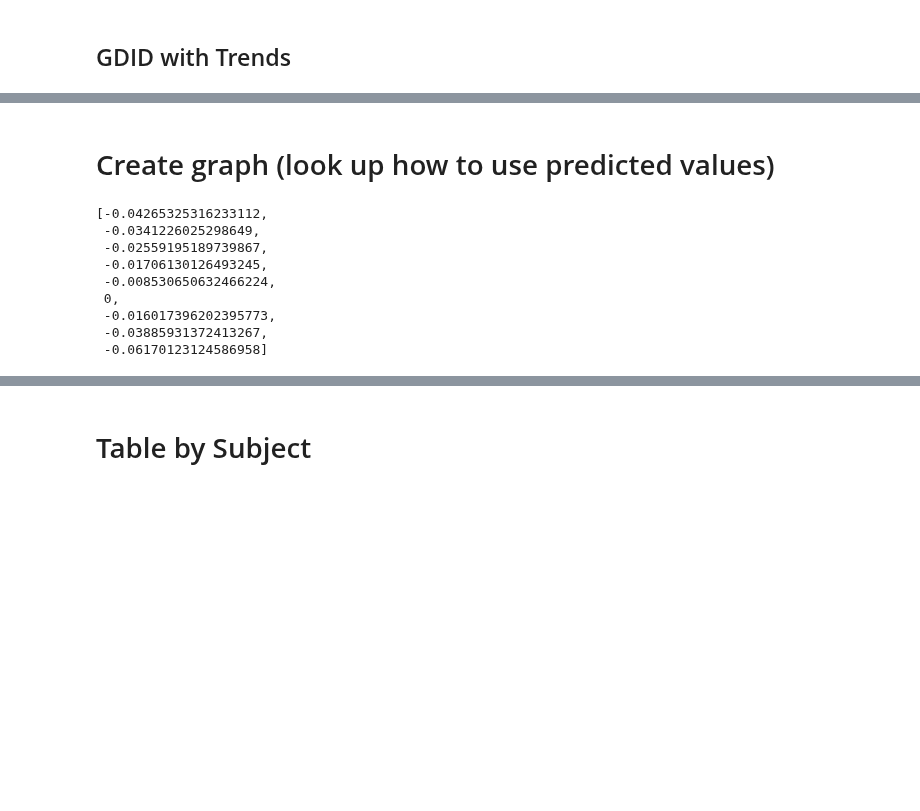
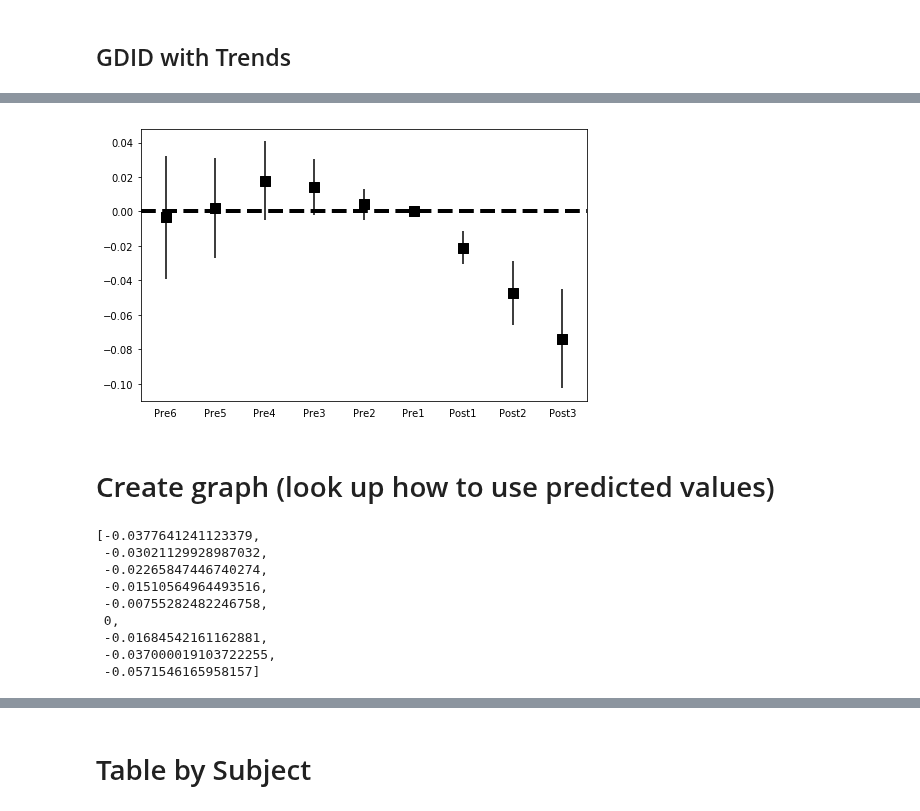
Before and after one commit to KylieLAnglin/dofis, a Jupyter notebook: analysis/Who Needs Rules/05_gdid.ipynb, the cells around one changed output, grey strips where cells are left out. Drawn from its saved outputs; the diff is of its cells as text; code cells hidden in the pictures; blank space fills up the shorter version.

```diff
--- a/analysis/Who Needs Rules/05_gdid.ipynb
+++ b/analysis/Who Needs Rules/05_gdid.ipynb
@@ -258,0 +265,8 @@ Included effects: Entity, Time
+# %%
+coef_df = pd.DataFrame({'coef': nonparametric,
+                        'err': nonparametric_se,
+                        'year': [-5, -4, -3, -2, -1,0 , 1, 2, 3]
+                       })
+coef_df['lb'] = coef_df.coef - (1.96*coef_df.err)
+coef_df['ub'] = coef_df.coef + (1.96*coef_df.err)
+coef_df
@@ -259,8 +284,26 @@ Included effects: Entity, Time
+# %%
+fig, ax = plt.subplots(figsize=(8, 5))
+coef_df.plot(x='year', y='coef', kind='bar',
+             ax=ax, color='none',
+             yerr='err', legend=False)
+ax.set_ylabel('')
+ax.set_xlabel('')
+ax.scatter(x=pd.np.arange(coef_df.shape[0]),
+           marker='s', s=120,
+           y=coef_df['coef'], color='black')
+ax.axhline(y=0, linestyle='--', color='black', linewidth=4)
+ax.xaxis.set_ticks_position('none')
+_ = ax.set_xticklabels(['Pre6', 'Pre5', 'Pre4', 'Pre3', 'Pre2', 'Pre1', 'Post1', 'Post2', 'Post3'],
+                       rotation=0)
+#ax.set_title('Impact on Student Achievement - Event Study Coefficients', fontsize = 16)
+# %% [output]
+[figure, added]
 # %% [markdown]
 # Create graph (look up how to use predicted values)
 # %%
 years = [-5, -4, -3, -2, -1, 0, 1, 2, 3]
 parametric = []
+parametric_lb = []
 for year in years:
     par = 0
     if year < 0 :
@@ -270,15 +313,15 @@ for year in years:
     parametric.append(par)
 parametric
 # %% [output]
-[-0.04265325316233112,
- -0.0341226025298649,
- -0.02559195189739867,
- -0.01706130126493245,
- -0.008530650632466224,
+[-0.0377641241123379,
+ -0.03021129928987032,
+ -0.02265847446740274,
+ -0.01510564964493516,
+ -0.00755282482246758,
  0,
- -0.016017396202395773,
- -0.03885931372413267,
- -0.06170123124586958]
+ -0.01684542161162881,
+ -0.037000019103722255,
+ -0.0571546165958157]
 # %%
 nonparametric
 # %% [output]
```
Also changed, not shown: parts of 37 cells of this notebook, 1 other file.
